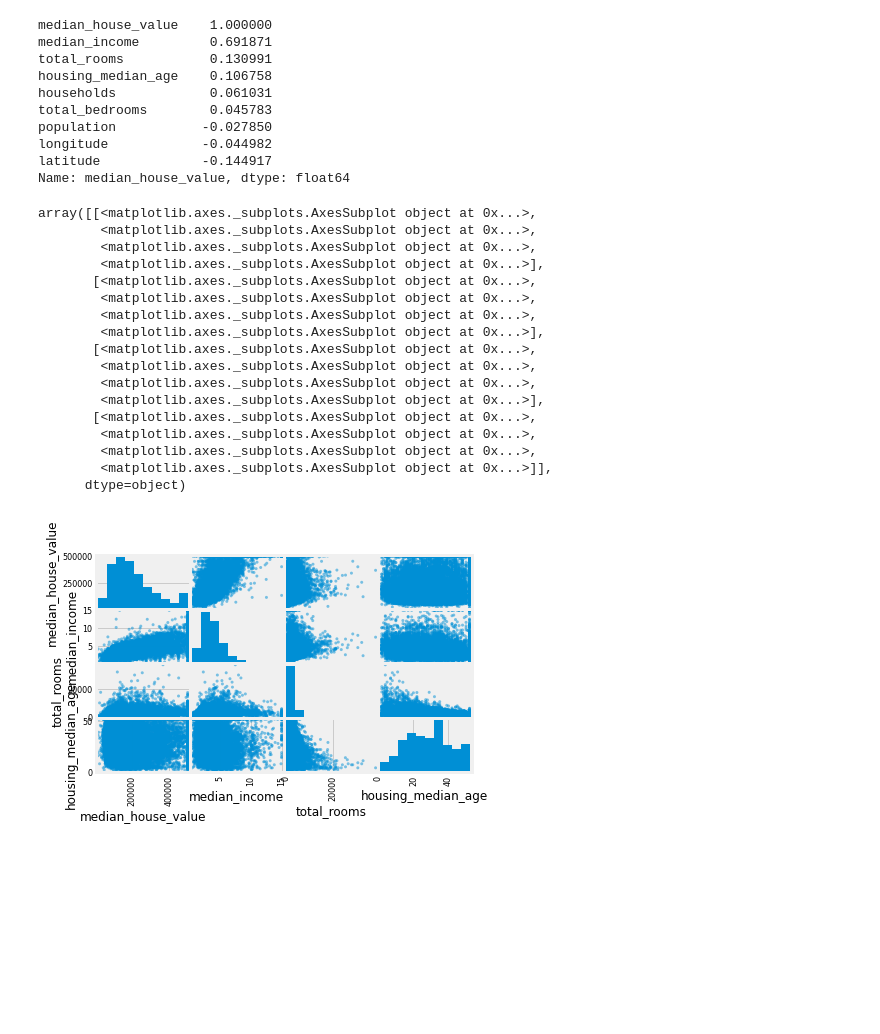
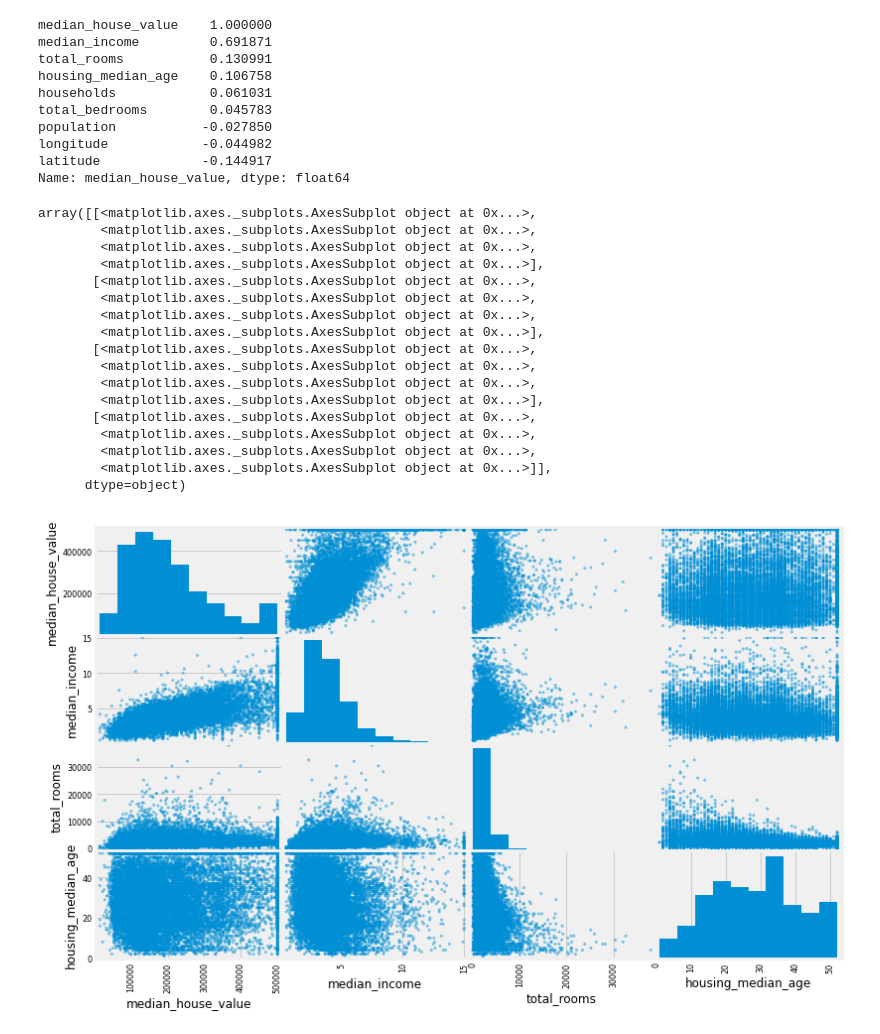
Before and after one commit to cmannnn/california_housing, a Jupyter notebook: california_housing.ipynb, the cells around one changed output. Drawn from its saved outputs; the diff is of its cells as text; code cells hidden in the pictures; blank space fills up the shorter version.

```diff
--- a/california_housing.ipynb
+++ b/california_housing.ipynb
@@ -175,23 +176,23 @@ Name: median_house_value, dtype: float64
 # %%
 # scatter matrix
 attributes = ['median_house_value', 'median_income', 'total_rooms', 'housing_median_age']
-scatter_matrix(housing_train[attributes])
+scatter_matrix(housing_train[attributes], figsize=(12, 8))
 # %% [output]
 array([[<matplotlib.axes._subplots.AxesSubplot object at 0x...>,
         <matplotlib.axes._subplots.AxesSubplot object at 0x...>,
         <matplotlib.axes._subplots.AxesSubplot object at 0x...>,
         <matplotlib.axes._subplots.AxesSubplot object at 0x...>],
        [<matplotlib.axes._subplots.AxesSubplot object at 0x...>,
         <matplotlib.axes._subplots.AxesSubplot object at 0x...>,
         <matplotlib.axes._subplots.AxesSubplot object at 0x...>,
         <matplotlib.axes._subplots.AxesSubplot object at 0x...>],
        [<matplotlib.axes._subplots.AxesSubplot object at 0x...>,
         <matplotlib.axes._subplots.AxesSubplot object at 0x...>,
         <matplotlib.axes._subplots.AxesSubplot object at 0x...>,
         <matplotlib.axes._subplots.AxesSubplot object at 0x...>],
        [<matplotlib.axes._subplots.AxesSubplot object at 0x...>,
         <matplotlib.axes._subplots.AxesSubplot object at 0x...>,
         <matplotlib.axes._subplots.AxesSubplot object at 0x...>,
         <matplotlib.axes._subplots.AxesSubplot object at 0x...>]],
       dtype=object)
-[figure, old version]
+[figure, new version]
```
Also changed, not shown: parts of 1 cell of this notebook.
